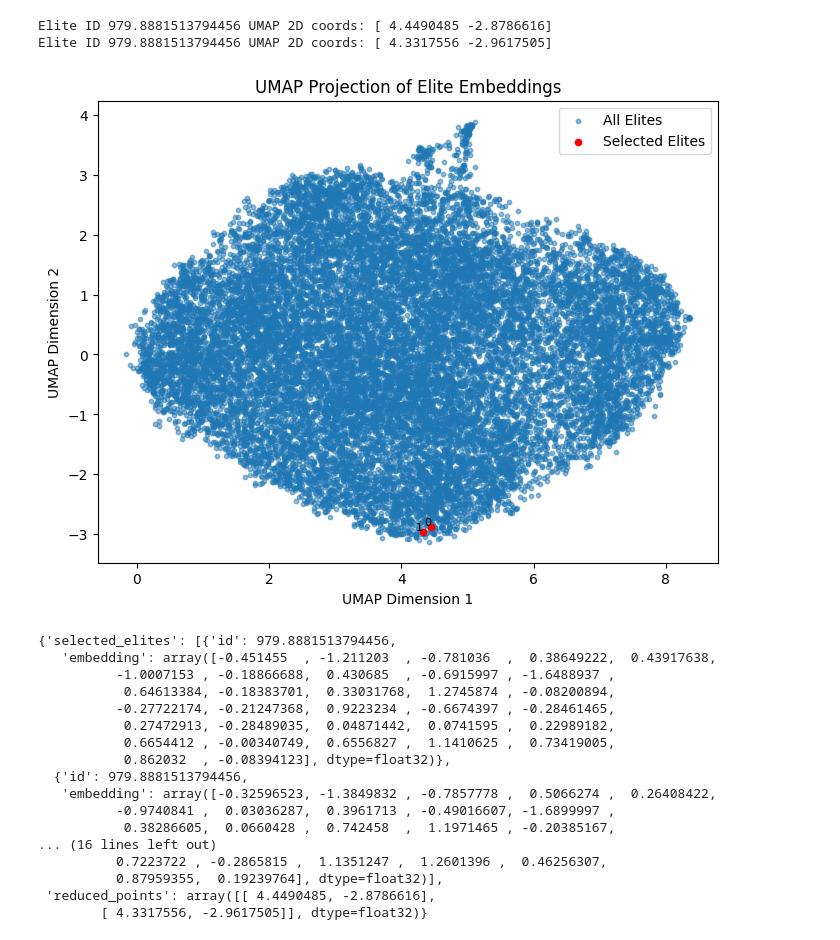
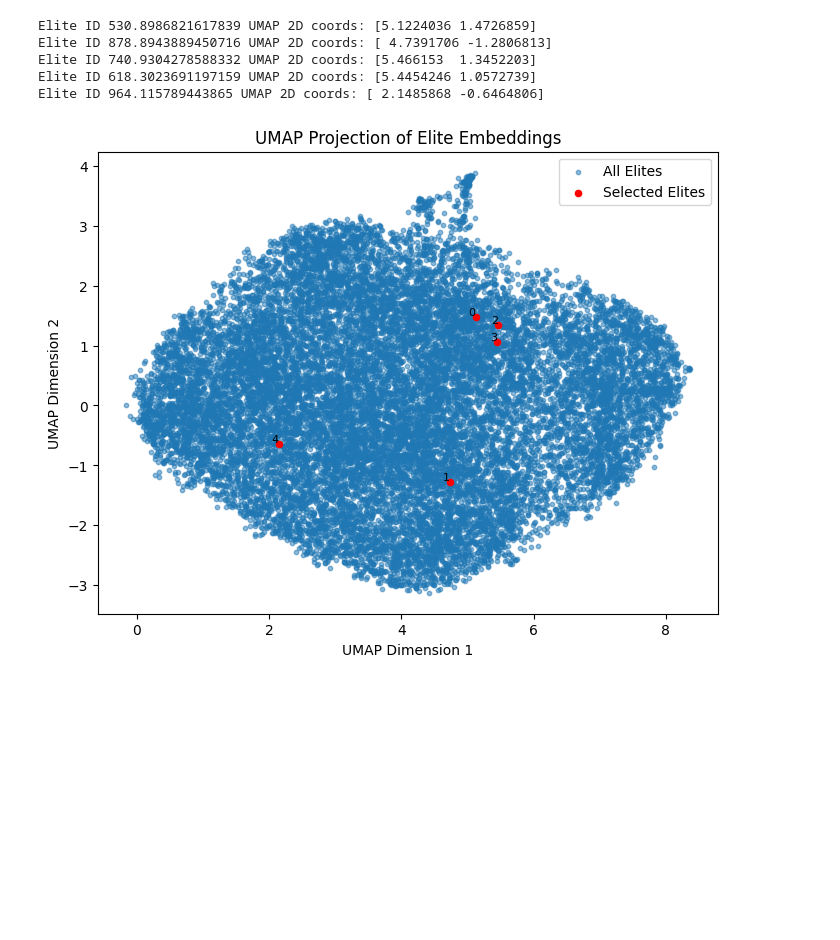
Before and after one commit to zibasPk/Novelty-Search-for-Racing-Track-Design, a Jupyter notebook: mapelite/data_analysis/visualize_elites_2.ipynb, the cells around one changed output. Cells and saved outputs as stored; diff of their text form; code cells hidden in the pictures; blank space fills up the shorter version.

```diff
--- a/mapelite/data_analysis/visualize_elites_2.ipynb
+++ b/mapelite/data_analysis/visualize_elites_2.ipynb
@@ -4,9 +4,12 @@ import json
 from concurrent.futures import ThreadPoolExecutor, as_completed
 import requests
 
+PRECOMPILED_EMBEDDINGS_PATH = "mapelite/datasets/track_embeddings_metrics_32dim_rngMixDS_tita_1.npz"
+EMBEDDING_MODEL_PATH = "mapelite/embeddings/models/model_metrics_VAE/model_metrics_VAE_mixRng_tita_1.pth"
+
 
 def fetch_elite_traces_and_reconstructions(
-    elites_path="data/ns/elites.json",
+    elites_path="data/no augmentation runs/ns k=30 thr=4.6/ns/elites.json",
     recon_url="http://localhost:4242/reconstruct",
     eval_url="http://localhost:4242/evaluate",
     max_workers_cap=6,
@@ -46,6 +49,7 @@ def fetch_elite_traces_and_reconstructions(
                 "steer_trace": fit.get("steer_trace", None),
                 "brake_trace": fit.get("brake_trace", None),
                 "accel_trace": fit.get("accel_trace", None),
+                "border_dist_trace": fit.get("border_dist_trace", None),
             }
 
             embedding_data = fit.get("embedding_data", None)
@@ -69,7 +73,7 @@ def fetch_elite_traces_and_reconstructions(
                 "embedding_data": embedding_data,
             }, None
         except Exception as e:
-            return elite_id, None, str(e)
+            return elite_id, None, str(e.response.text)
 
     id_to_traces_recon = {}
     max_workers = min(max_workers_cap, max(1, len(elites)))
@@ -89,7 +93,6 @@ def fetch_elite_traces_and_reconstructions(
     print(f"Completed: {len(id_to_traces_recon)}/{len(elites)} elites")
     return id_to_traces_recon, elites
 
-elites_ids = [979.8881513794456, 750.49733953105]
-
+elites_ids = [740.9304278588332, 530.8986821617839, 878.8943889450716, 964.115789443865, 618.3023691197159]
 id_to_traces_recon, elites = fetch_elite_traces_and_reconstructions(elite_ids=elites_ids)
 # %% [output]
@@ -162,35 +215,14 @@ Model loaded with latent_dim=32
 # %%
-elite1 = {
-    "id": 979.8881513794456,
-    "embedding": embedding,
-}
-elite2 = {
-    "id": 979.8881513794456,
-    "embedding": perturbd_embedding,
-}
+elites = [{ "id": id, "embedding": embedding } for id, embedding in zip(ids, embeddings)]
 
-project_elites_umap([elite1, elite2], umap_model, umap_embeddings)
+project_elites_umap(elites, umap_model, umap_embeddings)
 # %% [output]
-Elite ID 979.8881513794456 UMAP 2D coords: [ 4.4490485 -2.8786616]
-Elite ID 979.8881513794456 UMAP 2D coords: [ 4.3317556 -2.9617505]
+Elite ID 530.8986821617839 UMAP 2D coords: [5.1224036 1.4726859]
+Elite ID 878.8943889450716 UMAP 2D coords: [ 4.7391706 -1.2806813]
+Elite ID 740.9304278588332 UMAP 2D coords: [5.466153  1.3452203]
+Elite ID 618.3023691197159 UMAP 2D coords: [5.4454246 1.0572739]
+Elite ID 964.115789443865 UMAP 2D coords: [ 2.1485868 -0.6464806]
-[figure, old version]
+[figure, new version]
-{'selected_elites': [{'id': 979.8881513794456,
-   'embedding': array([-0.451455  , -1.211203  , -0.781036  ,  0.38649222,  0.43917638,
-          -1.0007153 , -0.18866688,  0.430685  , -0.6915997 , -1.6488937 ,
-           0.64613384, -0.18383701,  0.33031768,  1.2745874 , -0.08200894,
-          -0.27722174, -0.21247368,  0.9223234 , -0.6674397 , -0.28461465,
-           0.27472913, -0.28489035,  0.04871442,  0.0741595 ,  0.22989182,
-           0.6654412 , -0.00340749,  0.6556827 ,  1.1410625 ,  0.73419005,
-           0.862032  , -0.08394123], dtype=float32)},
-  {'id': 979.8881513794456,
-   'embedding': array([-0.32596523, -1.3849832 , -0.7857778 ,  0.5066274 ,  0.26408422,
-          -0.9740841 ,  0.03036287,  0.3961713 , -0.49016607, -1.6899997 ,
-           0.38286605,  0.0660428 ,  0.742458  ,  1.1971465 , -0.20385167,
-... (16 lines left out)
-          0.7223722 , -0.2865815 ,  1.1351247 ,  1.2601396 ,  0.46256307,
-          0.87959355,  0.19239764], dtype=float32)],
- 'reduced_points': array([[ 4.4490485, -2.8786616],
-        [ 4.3317556, -2.9617505]], dtype=float32)}
 # %%
 import numpy as np
 import importlib
```
Also changed, not shown: parts of 6 cells of this notebook, 2 other files.
